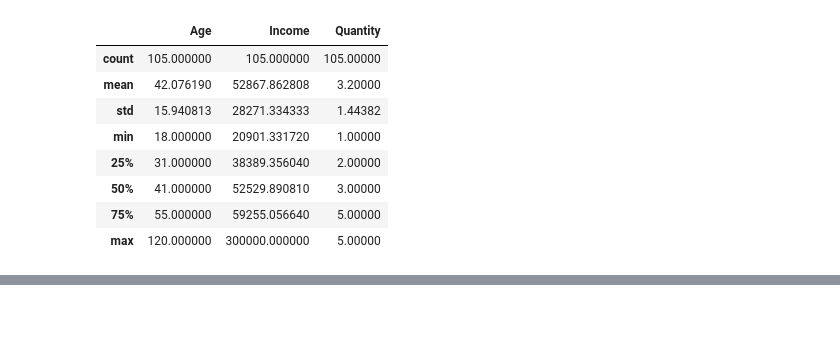
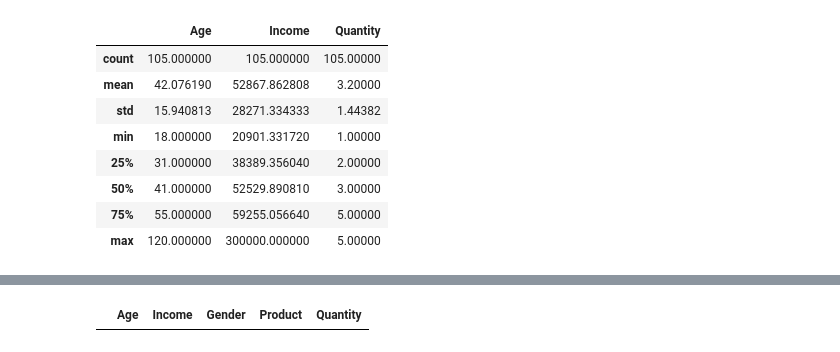
Before and after one commit to Lily-QianWang/schulich_data_science, a Jupyter notebook: class1_may10.ipynb, the cells around one changed output, grey strips where cells are left out. Cells and saved outputs as stored; diff of their text form; code cells hidden in the pictures; blank space fills up the shorter version.

```diff
--- a/class1_may10.ipynb
+++ b/class1_may10.ipynb
@@ -1,7 +1,5 @@
 # %%
 import pandas as pd
-# %%
-df = pd.read_csv(r'C:\Users\lilyw\OneDrive\Desktop\Master\MBAN 6110\messy_data.csv')
 # %%
 df
 # %% [output]
@@ -290,0 +273,4 @@ df.drop_duplicates()
+# %%
+df[df['Income'].isnull()]
+# %% [output]
+|  | Age | Income | Gender | Product | Quantity |
```
Also changed, not shown: parts of 1 cell of this notebook, 2 other files.
